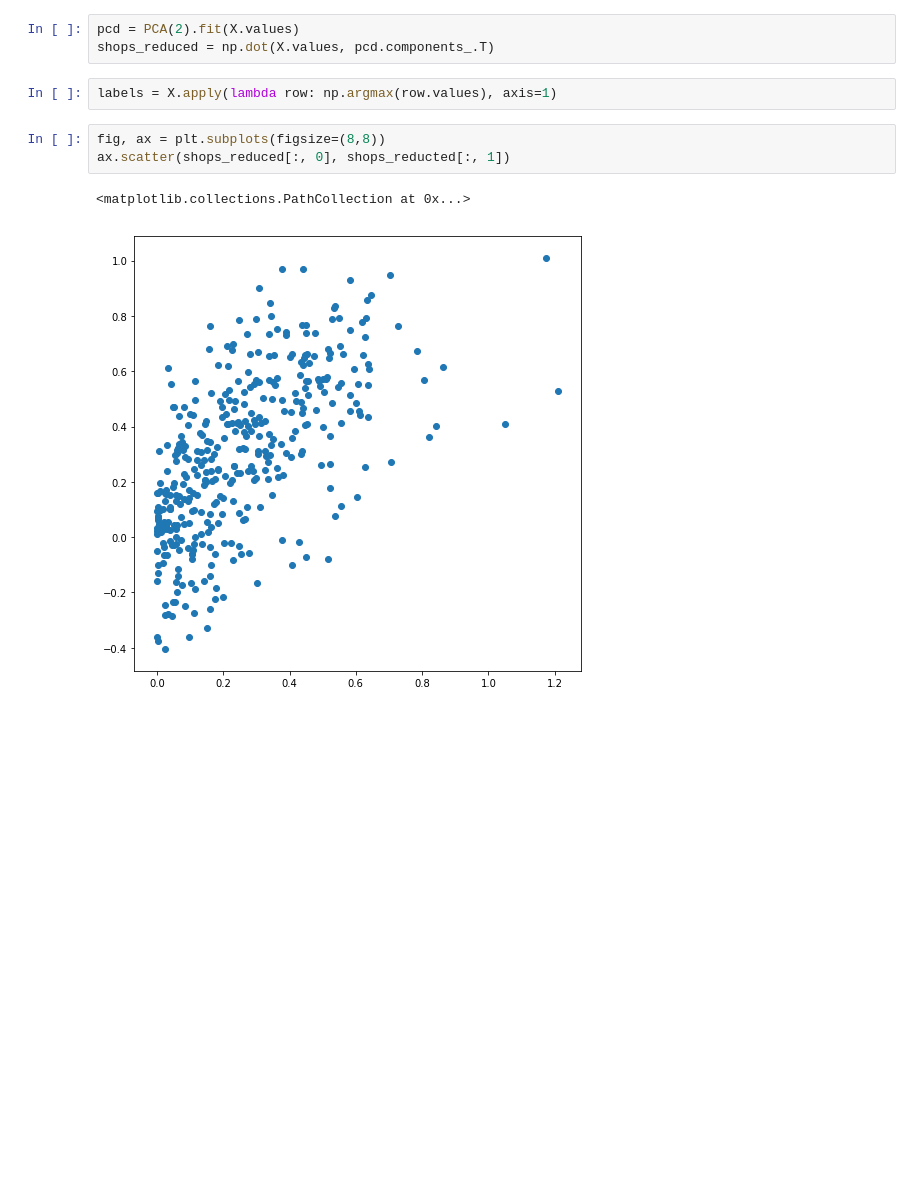
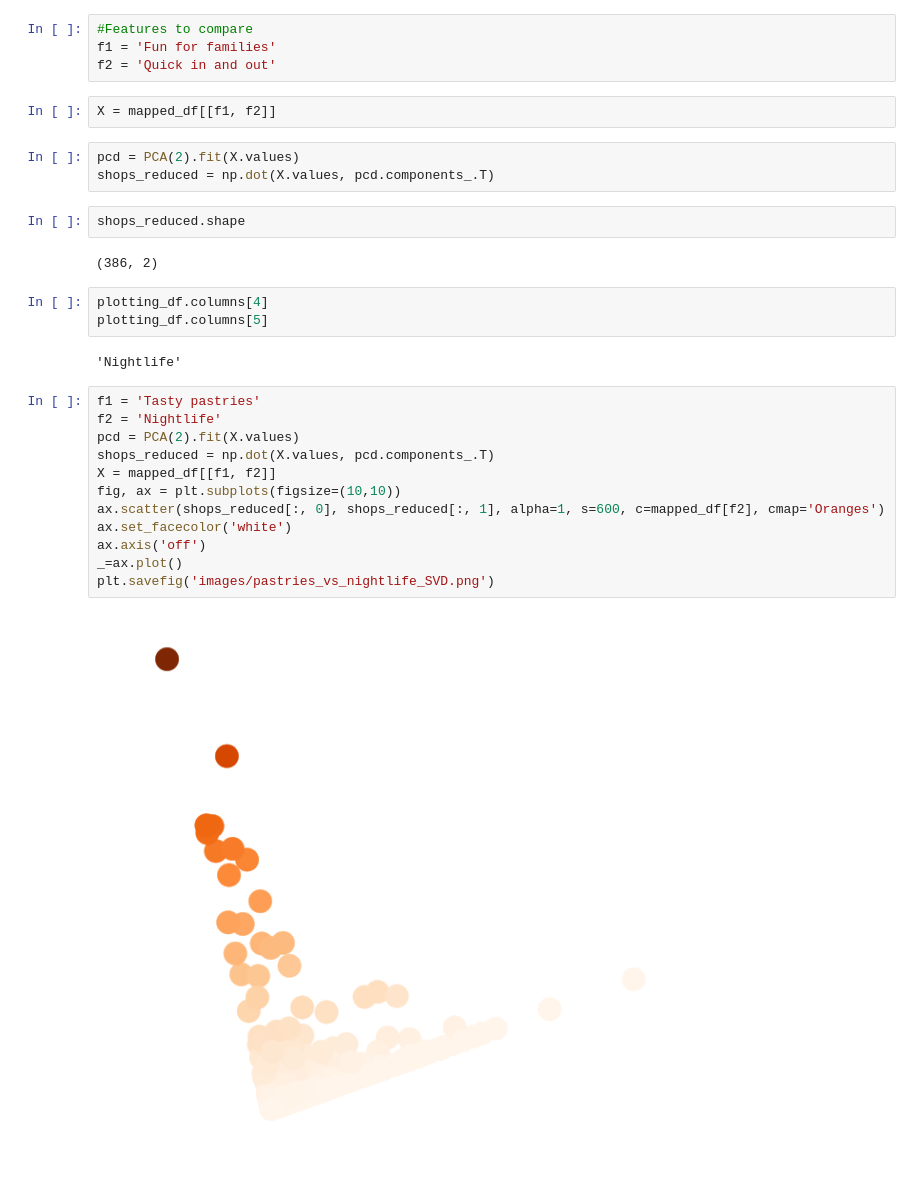
Before and after one commit to crredding/capstone_project, a Jupyter notebook: Data_eda.ipynb, the cells around one changed output. Drawn from its saved outputs; the diff is of its cells as text; blank space fills up the shorter version.

```diff
--- a/Data_eda.ipynb
+++ b/Data_eda.ipynb
@@ -132,11 +117,32 @@ X = mapped_df[['Fun for families',
+# %%
+#Features to compare
+f1 = 'Fun for families'
+f2 = 'Quick in and out'
+# %%
+X = mapped_df[[f1, f2]]
 # %%
 pcd = PCA(2).fit(X.values)
 shops_reduced = np.dot(X.values, pcd.components_.T)
-# %%
-labels = X.apply(lambda row: np.argmax(row.values), axis=1)
-# %%
-fig, ax = plt.subplots(figsize=(8,8))
-ax.scatter(shops_reduced[:, 0], shops_reducted[:, 1])
-# %% [output]
-<matplotlib.collections.PathCollection at 0x...>
-[figure, removed]
+# %%
+shops_reduced.shape
+# %% [output]
+(386, 2)
+# %%
+plotting_df.columns[4]
+plotting_df.columns[5]
+# %% [output]
+'Nightlife'
+# %%
+f1 = 'Tasty pastries'
+f2 = 'Nightlife'
+pcd = PCA(2).fit(X.values)
+shops_reduced = np.dot(X.values, pcd.components_.T)
+X = mapped_df[[f1, f2]]
+fig, ax = plt.subplots(figsize=(10,10))
+ax.scatter(shops_reduced[:, 0], shops_reduced[:, 1], alpha=1, s=600, c=mapped_df[f2], cmap='Oranges')
+ax.set_facecolor('white')
+ax.axis('off')
+_=ax.plot()
+plt.savefig('images/pastries_vs_nightlife_SVD.png')
+# %% [output]
+[figure, added]
```
Also changed, not shown: parts of 17 cells of this notebook, 20 other files.
